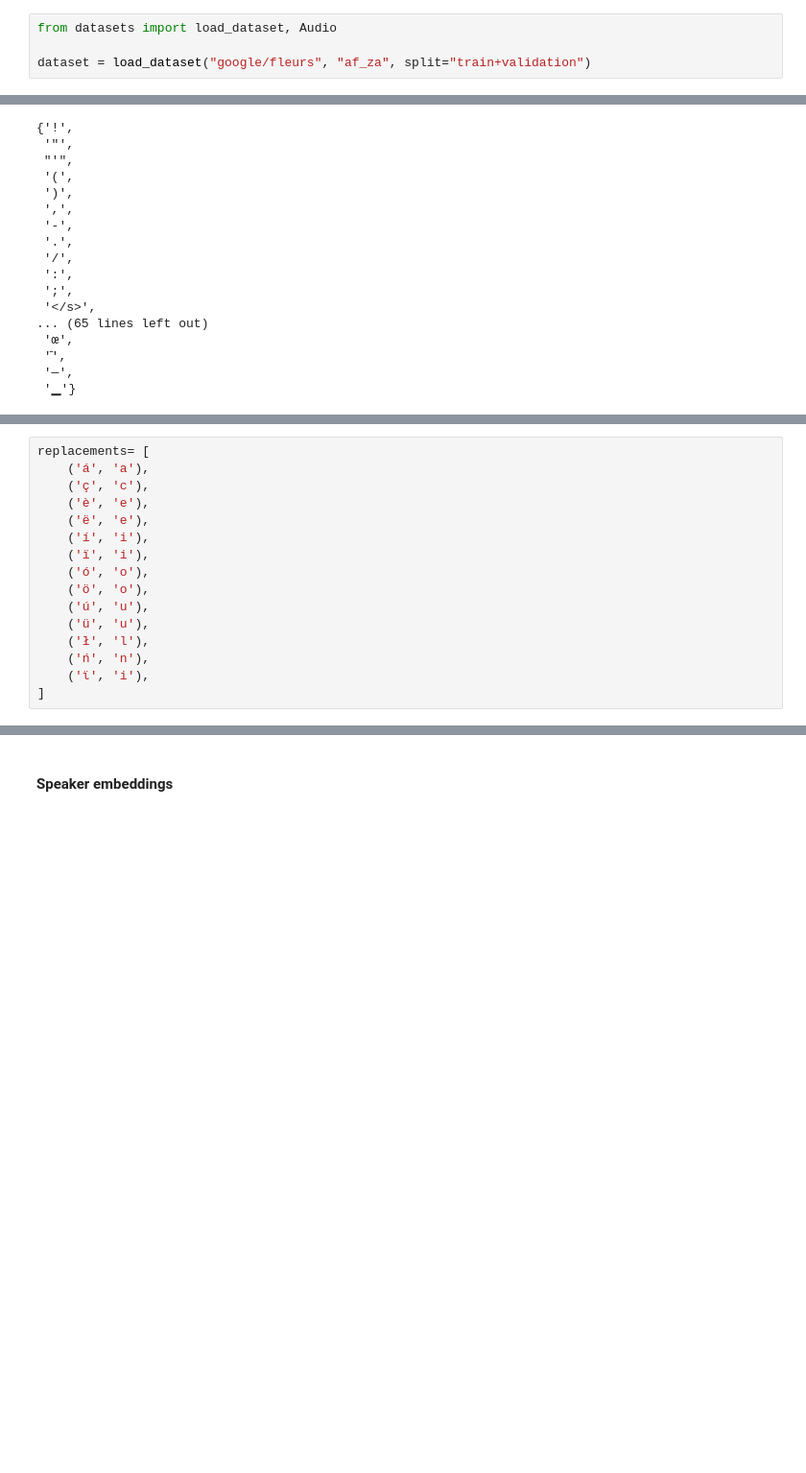
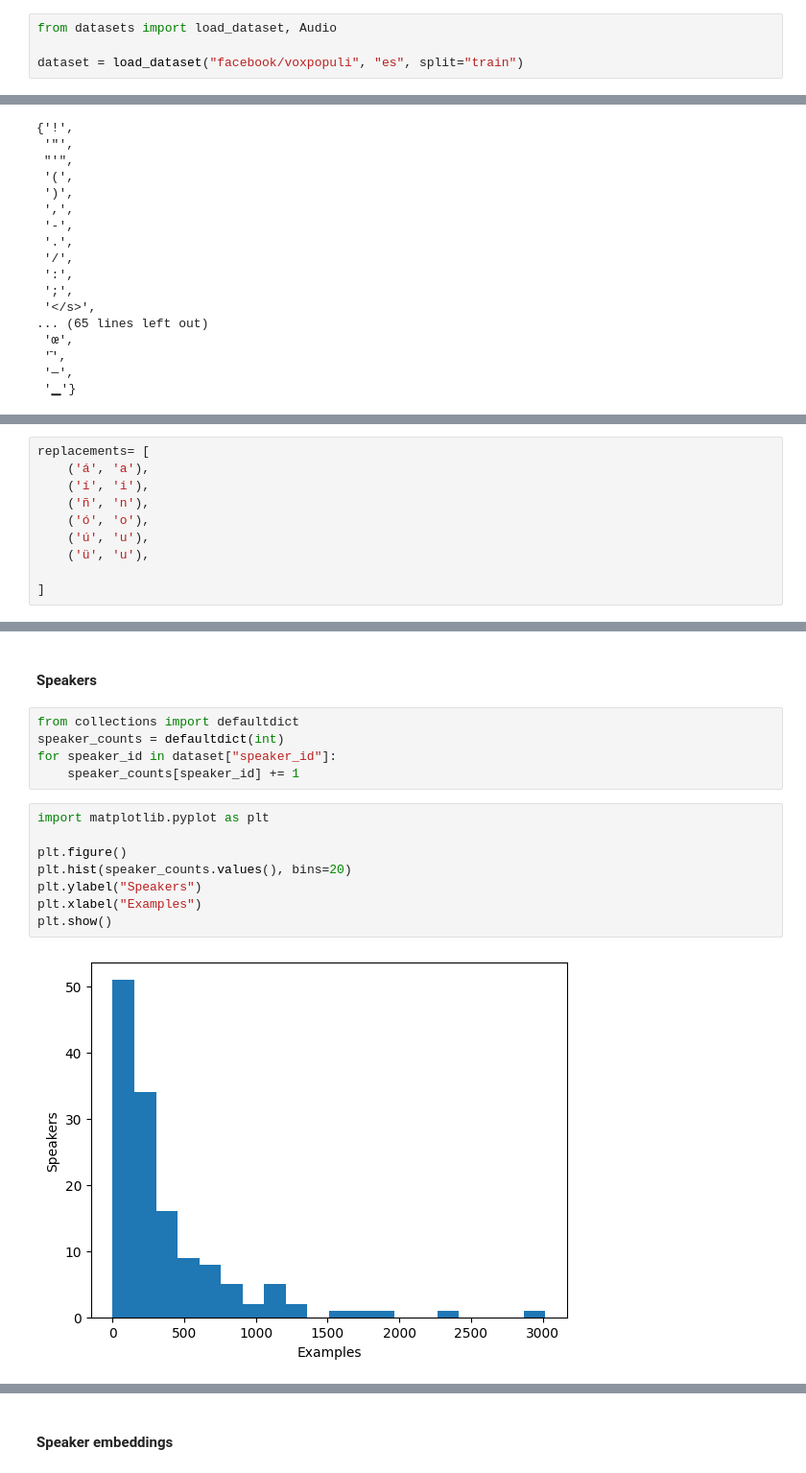
Before and after one commit to ptah23/audio-transformers-course-notebooks, a Jupyter notebook: Unit 6-Handson.ipynb, the cells around one changed output, grey strips where cells are left out. Shown at 96% size. Drawn from its saved outputs; the diff is of its cells as text; blank space fills up the shorter version.

```diff
--- a/Unit 6-Handson.ipynb
+++ b/Unit 6-Handson.ipynb
@@ -137,5 +137,5 @@ VBox(children=(HTML(value='<center> <img\nsrc=https://huggingface.co/front/asset
 # %%
 from datasets import load_dataset, Audio
 
-dataset = load_dataset("google/fleurs", "af_za", split="train+validation")
+dataset = load_dataset("facebook/voxpopuli", "es", split="train")
 # %% [output]
@@ -226,18 +209,12 @@ dataset_vocab - tokenizer_vocab
 # %%
 replacements= [
     ('á', 'a'),
-    ('ç', 'c'),
-    ('è', 'e'),
-    ('ë', 'e'),
     ('í', 'i'),
-    ('ï', 'i'),
+    ('ñ', 'n'),
     ('ó', 'o'),
-    ('ö', 'o'),
     ('ú', 'u'),
     ('ü', 'u'),
-    ('ł', 'l'),
-    ('ń', 'n'),
-    ('ϊ', 'i'),
+
 ]
 # %%
 # replace special characters
@@ -255,0 +233,17 @@ len(dataset)
+# %% [markdown]
+#### Speakers
+# %%
+from collections import defaultdict
+speaker_counts = defaultdict(int)
+for speaker_id in dataset["speaker_id"]:
+    speaker_counts[speaker_id] += 1
+# %%
+import matplotlib.pyplot as plt
+
+plt.figure()
+plt.hist(speaker_counts.values(), bins=20)
+plt.ylabel("Speakers")
+plt.xlabel("Examples")
+plt.show()
+# %% [output]
+[figure, added]
```
Also changed, not shown: parts of 32 cells of this notebook.
